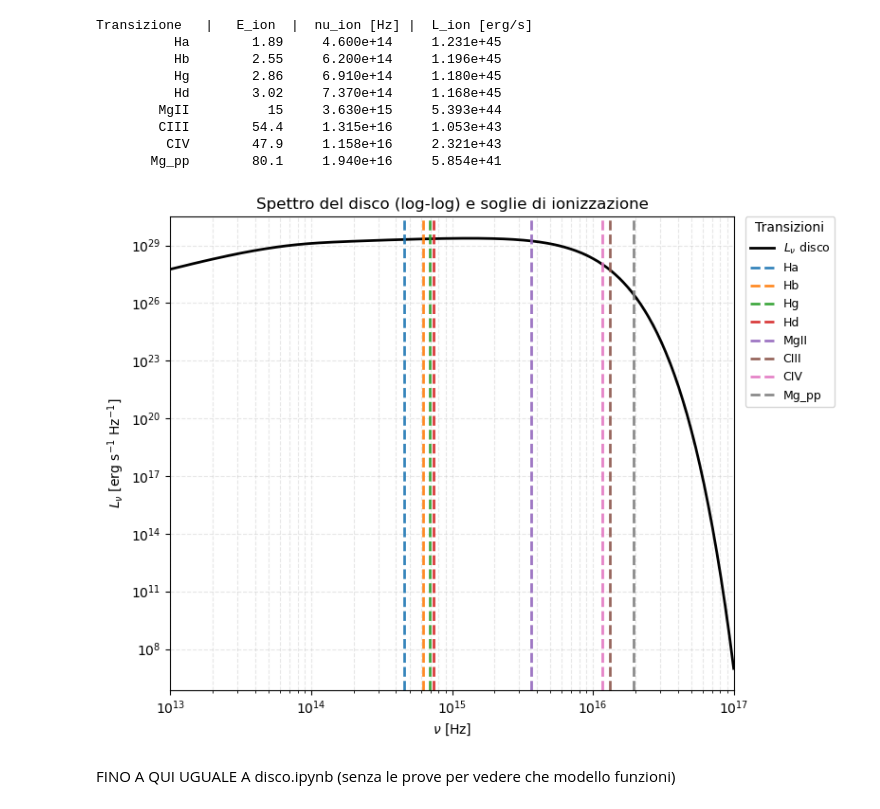
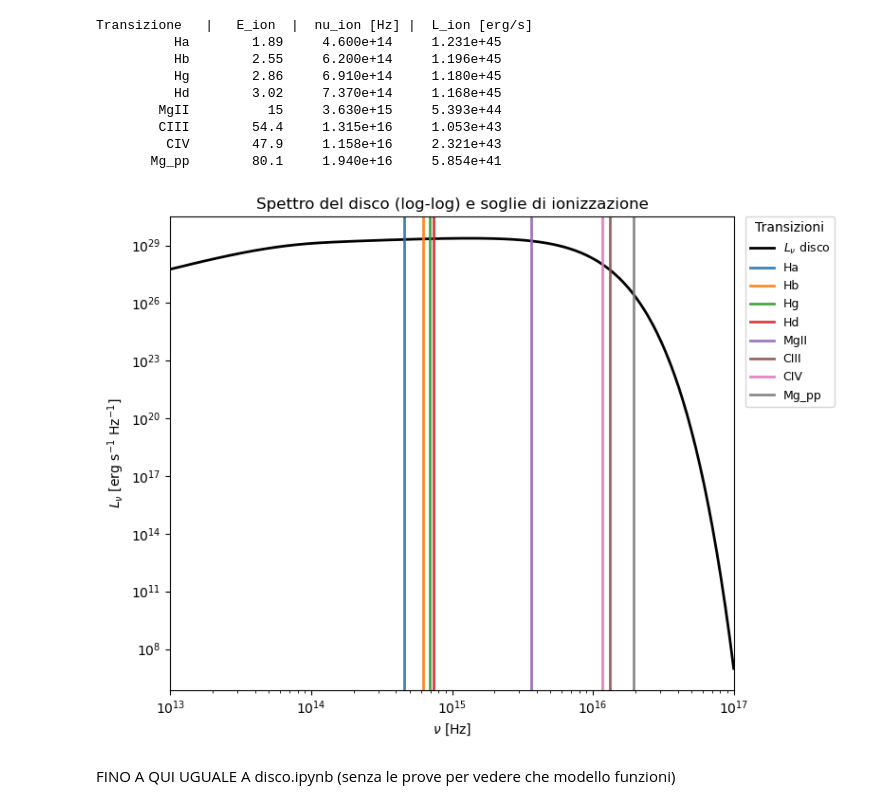
Before and after one commit to maddaba/Programmi_per_tesi, a Jupyter notebook: confronto_modello_linee.ipynb, the cells around one changed output. Drawn from its saved outputs; the diff is of its cells as text; code cells hidden in the pictures.

```diff
--- a/confronto_modello_linee.ipynb
+++ b/confronto_modello_linee.ipynb
@@ -113,32 +113,32 @@ Transizione   |   E_ion  |  nu_ion [Hz] |  L_ion [erg/s]
 # %%
 # Plot dello spettro del disco con le soglie di ionizzazione evidenziate
 plt.figure(figsize=(8,6))
 
 # curva del disco
 plt.loglog(nu, Lnu, lw=2, color="k", label=r'$L_\nu$ disco')  #scala bilogaritmica per vedere meglio
 #plt.plot(nu, Lnu, lw=2, color="k", label=r'$L_\nu$ disco')   #scala lineare
 
 
 # colori diversi e assegnati esplicitamente
 cmap = plt.get_cmap("tab10")  # 10 colori distinti (se ho più righe, dovrei passare a 'tab20')
 colors = [cmap(i % cmap.N) for i in range(len(names))]
 
 for (n, nui, col) in zip(names, nu_ion_list, colors):
-    plt.axvline(nui, ls="--", lw=2, alpha=0.9, color=col, label=str(n))
+    plt.axvline(nui, lw=2, alpha=0.9, color=col, label=str(n))
 
 plt.xlabel(r'$\nu$ [Hz]')
 plt.ylabel(r'$L_\nu$ [erg s$^{-1}$ Hz$^{-1}$]')
 plt.xlim(1e13, 1e17)
 plt.title(r'Spettro del disco (log-log) e soglie di ionizzazione')
-plt.grid(True, which="both", ls="--", alpha=0.3)
+#plt.grid(True, which="both", ls="--", alpha=0.3)     #consigliato di no
 
 # legenda fuori dal grafico (così non copre la curva)
 plt.legend(title="Transizioni", fontsize=9, title_fontsize=10, loc="upper left", bbox_to_anchor=(1.02, 1.0), borderaxespad=0.0)
 
 plt.tight_layout()
 plt.show()
 # %% [output]
-[figure, old version]
+[figure, new version]
 # %% [markdown]
 FINO A QUI UGUALE A disco.ipynb (senza le prove per vedere che modello funzioni)
 # %% [markdown]
```
Also changed, not shown: parts of 2 cells of this notebook, 2 other files.
